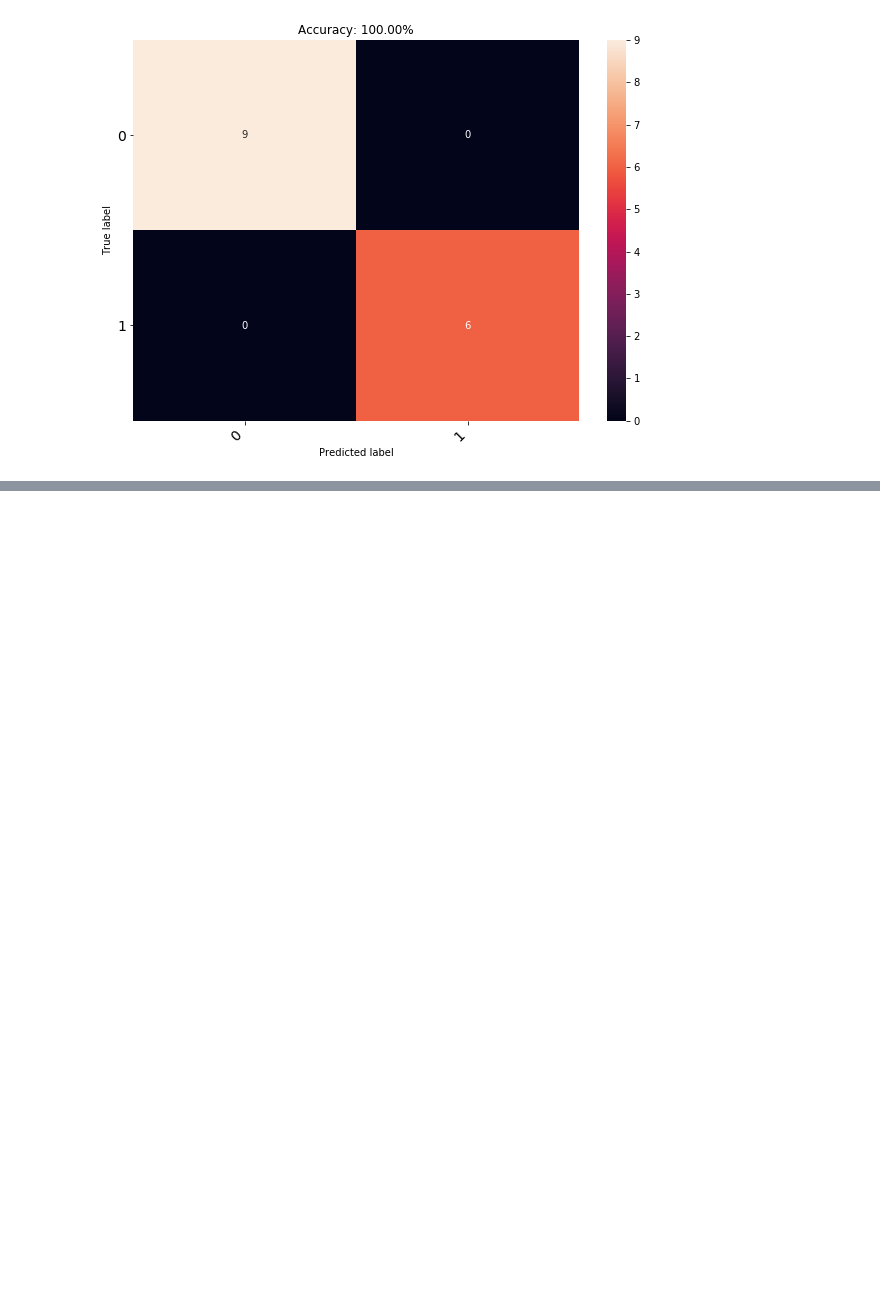
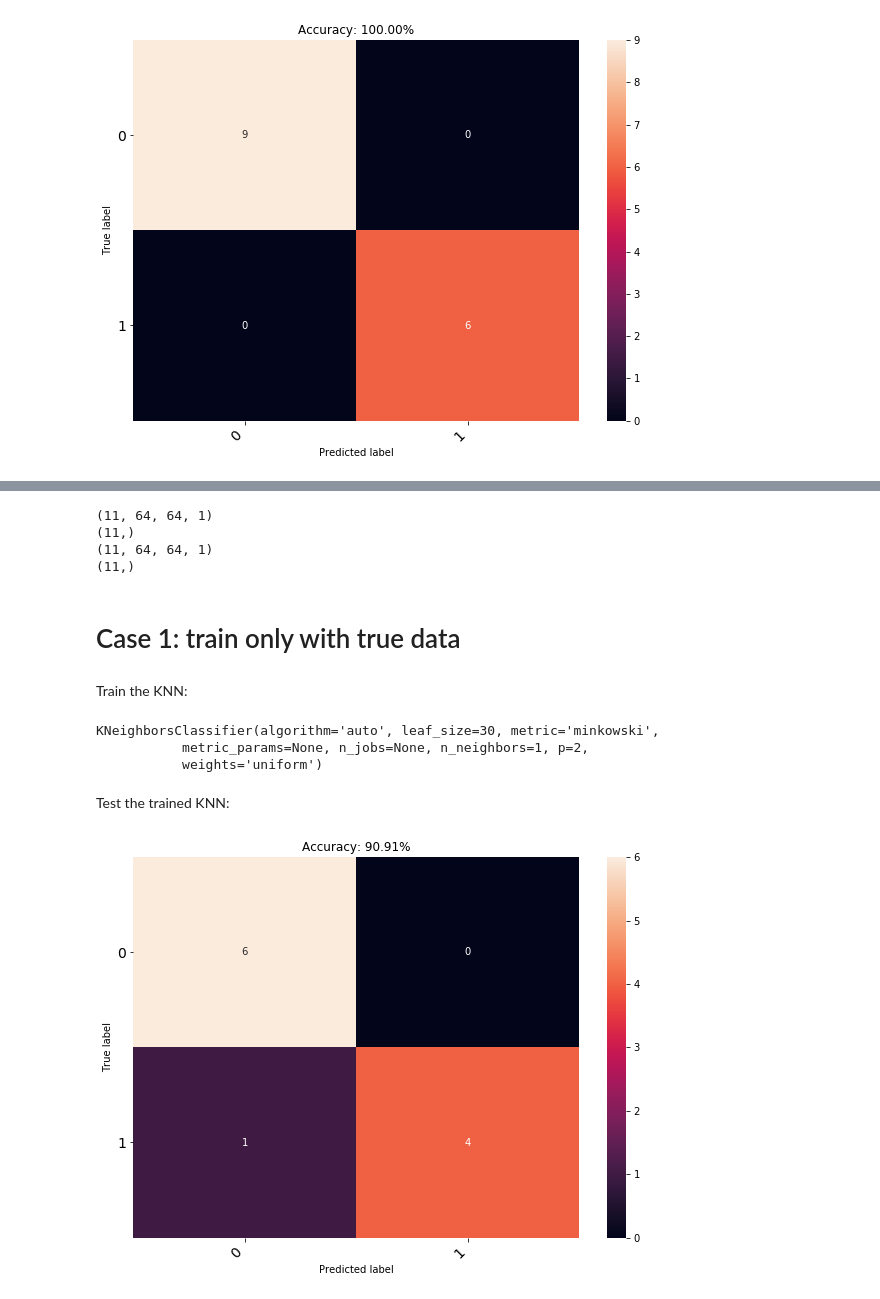
Before and after one commit to kmader/Quantitative-Big-Imaging-2019, a Jupyter notebook: Exercises/03-augmentation/03-AugmentationExercise_solutions.ipynb, the cells around one changed output, grey strips where cells are left out. Drawn from its saved outputs; the diff is of its cells as text; code cells hidden in the pictures; blank space fills up the shorter version.

```diff
--- a/Exercises/03-augmentation/03-AugmentationExercise_solutions.ipynb
+++ b/Exercises/03-augmentation/03-AugmentationExercise_solutions.ipynb
@@ -198,0 +238,5 @@ ax1.set_title('Accuracy: {:2.2%}'.format(accuracy_score(tileLabels, pred_values)
+# %%
+img = io.imread('ct_tiles.tif')
+labels = dp.read_csv('malignancy.csv')
+print('Image size: {0},{1},{2}'.format(img.shape[0],img.shape[1],img.shape[2]))
+print('Labels {0}'.format(labels.malignancy.count() ))
@@ -198,0 +248,43 @@ ax1.set_title('Accuracy: {:2.2%}'.format(accuracy_score(tileLabels, pred_values)
+# %%
+image_number = 11
+
+# Take "image_number" of images for training
+train_x = np.expand_dims(img[0:6500:int(np.ceil(6500/image_number))], -1)
+print(train_x.shape)
+
+# get labels for the training data
+train_y = labels.malignancy[0:6500:int(np.ceil(6500/image_number))]
+print(train_y.shape)
+
+# Take all odd images as training data
+test_x = np.expand_dims(img[1:6500:int(np.ceil(6500/image_number))], -1)
+print(test_x.shape)
+
+# get labels for the even images
+test_y = labels.malignancy[1:6500:int(np.ceil(6500/image_number))]
+print(test_y.shape)
+# %% [output]
+(11, 64, 64, 1)
+(11,)
+(11, 64, 64, 1)
+(11,)
+# %% [markdown]
+# Case 1: train only with true data
+# %% [markdown]
+Train the KNN:
+# %%
+from sklearn.neighbors import KNeighborsClassifier
+neigh_class = KNeighborsClassifier(n_neighbors=1)
+neigh_class.fit(train_x.reshape((train_x.shape[0], -1)), train_y)
+# %% [output]
+KNeighborsClassifier(algorithm='auto', leaf_size=30, metric='minkowski',
+           metric_params=None, n_jobs=None, n_neighbors=1, p=2,
+           weights='uniform')
+# %% [markdown]
+Test the trained KNN:
+# %%
+pred_values = neigh_class.predict(test_x.reshape((test_x.shape[0], -1)))
+ax1 = print_confusion_matrix(confusion_matrix(test_y, pred_values), class_names=range(2))
+ax1.set_title('Accuracy: {:2.2%}'.format(accuracy_score(test_y, pred_values)));
+# %% [output]
+[figure, added]
```
Also changed, not shown: parts of 23 cells of this notebook.
